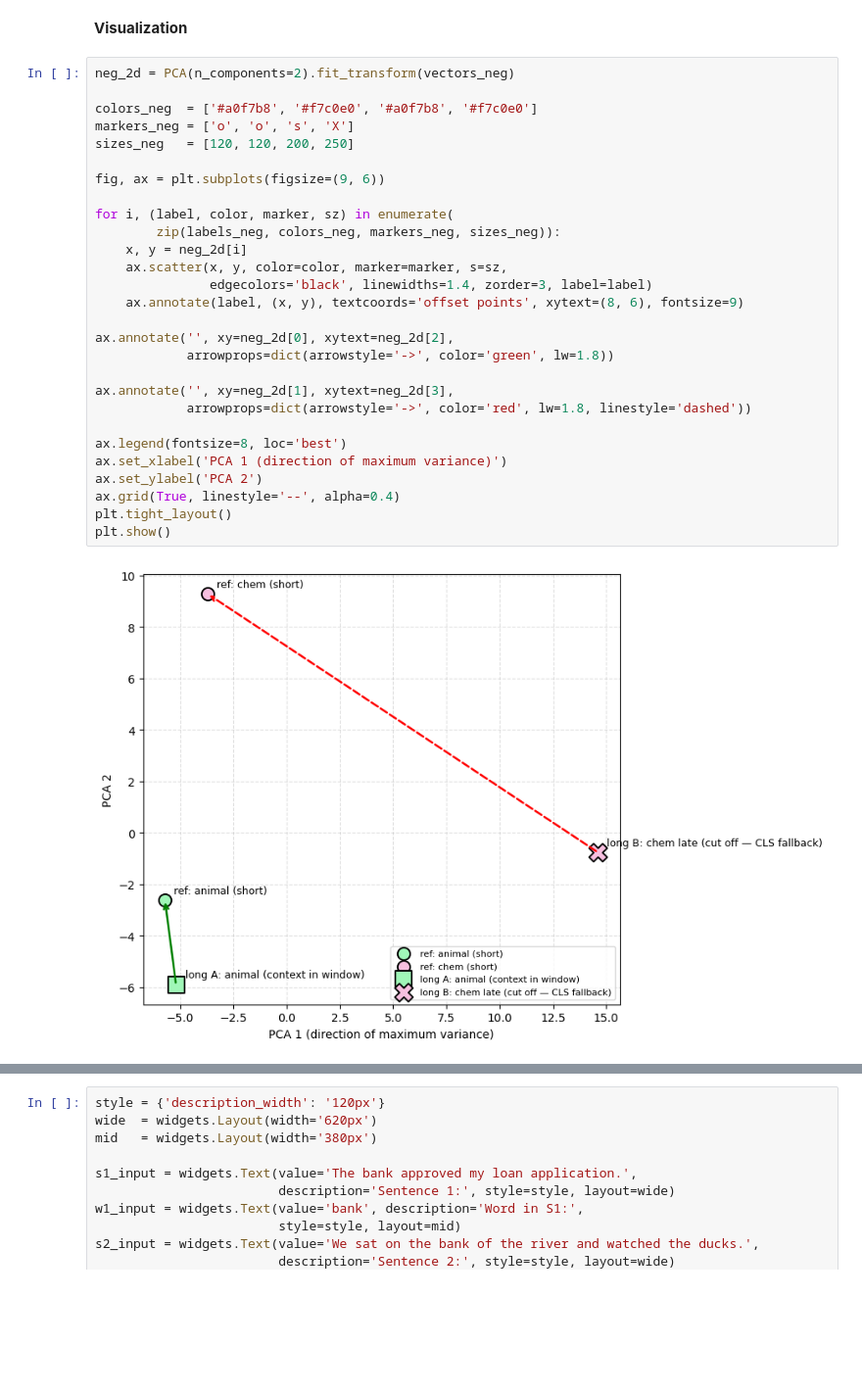
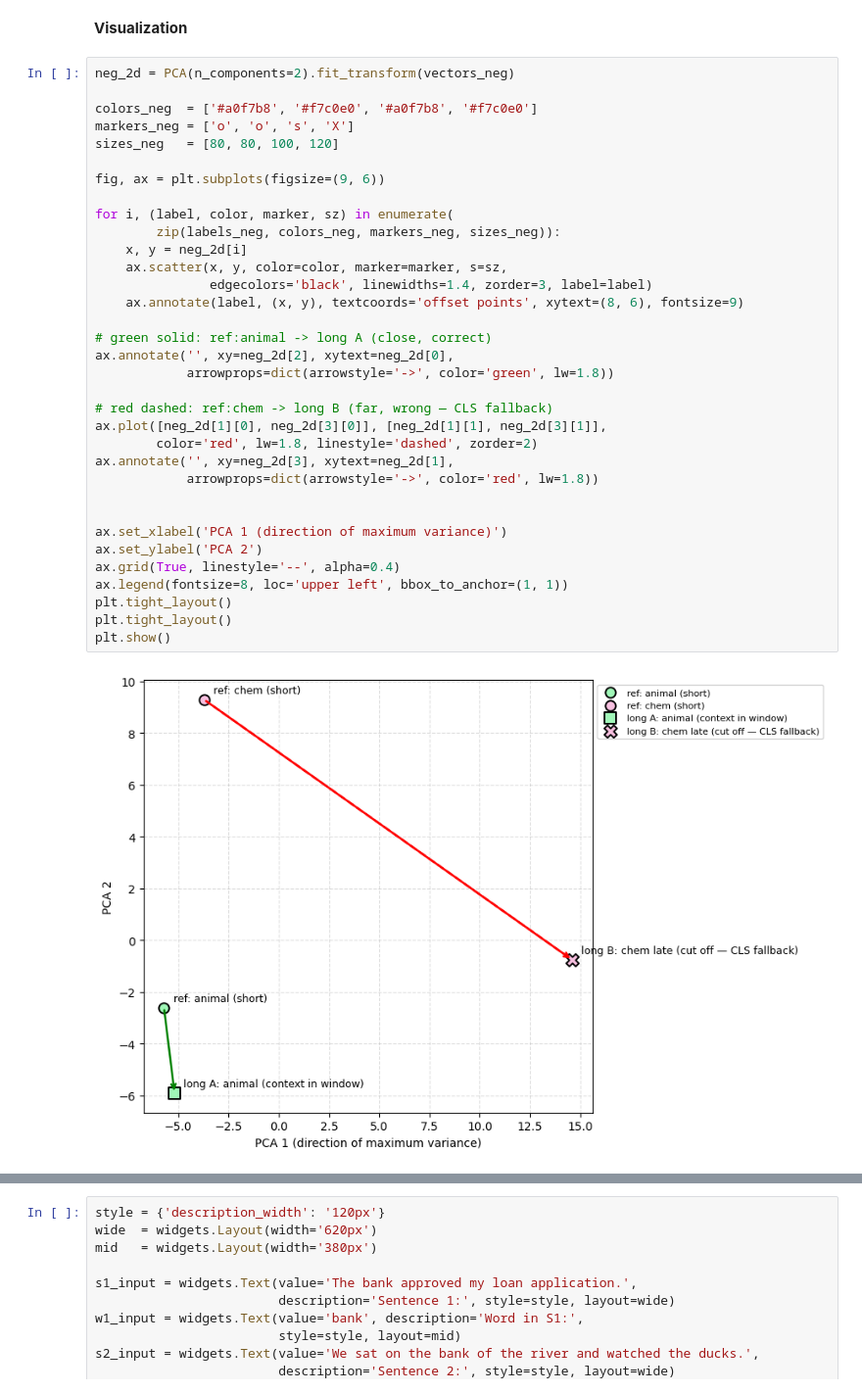
Before and after one commit to wlaszkiewicz/transformers-vs-word2vec, a Jupyter notebook: transformers_vs_word2vec.ipynb, the cells around one changed output, grey strips where cells are left out. Shown at 98% size. Drawn from its saved outputs; the diff is of its cells as text; blank space fills up the shorter version.

```diff
--- a/transformers_vs_word2vec.ipynb
+++ b/transformers_vs_word2vec.ipynb
@@ -556,33 +559,39 @@ long B: chem   (context cut off)              0.1205       0.1667
 # %%
 neg_2d = PCA(n_components=2).fit_transform(vectors_neg)
 
 colors_neg  = ['#a0f7b8', '#f7c0e0', '#a0f7b8', '#f7c0e0']
 markers_neg = ['o', 'o', 's', 'X']
-sizes_neg   = [120, 120, 200, 250]
+sizes_neg   = [80, 80, 100, 120]
 
 fig, ax = plt.subplots(figsize=(9, 6))
 
 for i, (label, color, marker, sz) in enumerate(
         zip(labels_neg, colors_neg, markers_neg, sizes_neg)):
     x, y = neg_2d[i]
     ax.scatter(x, y, color=color, marker=marker, s=sz,
                edgecolors='black', linewidths=1.4, zorder=3, label=label)
     ax.annotate(label, (x, y), textcoords='offset points', xytext=(8, 6), fontsize=9)
 
-ax.annotate('', xy=neg_2d[0], xytext=neg_2d[2],
+# green solid: ref:animal -> long A (close, correct)
+ax.annotate('', xy=neg_2d[2], xytext=neg_2d[0],
             arrowprops=dict(arrowstyle='->', color='green', lw=1.8))
 
-ax.annotate('', xy=neg_2d[1], xytext=neg_2d[3],
-            arrowprops=dict(arrowstyle='->', color='red', lw=1.8, linestyle='dashed'))
+# red dashed: ref:chem -> long B (far, wrong — CLS fallback)
+ax.plot([neg_2d[1][0], neg_2d[3][0]], [neg_2d[1][1], neg_2d[3][1]],
+        color='red', lw=1.8, linestyle='dashed', zorder=2)
+ax.annotate('', xy=neg_2d[3], xytext=neg_2d[1],
+            arrowprops=dict(arrowstyle='->', color='red', lw=1.8))
 
-ax.legend(fontsize=8, loc='best')
+
 ax.set_xlabel('PCA 1 (direction of maximum variance)')
 ax.set_ylabel('PCA 2')
 ax.grid(True, linestyle='--', alpha=0.4)
+ax.legend(fontsize=8, loc='upper left', bbox_to_anchor=(1, 1))
+plt.tight_layout()
 plt.tight_layout()
 plt.show()
 # %% [output]
-[figure, old version]
+[figure, new version]
 # %% [markdown]
 ## Try It Yourself
 
```
Also changed, not shown: parts of 5 cells of this notebook, 1 other file.
